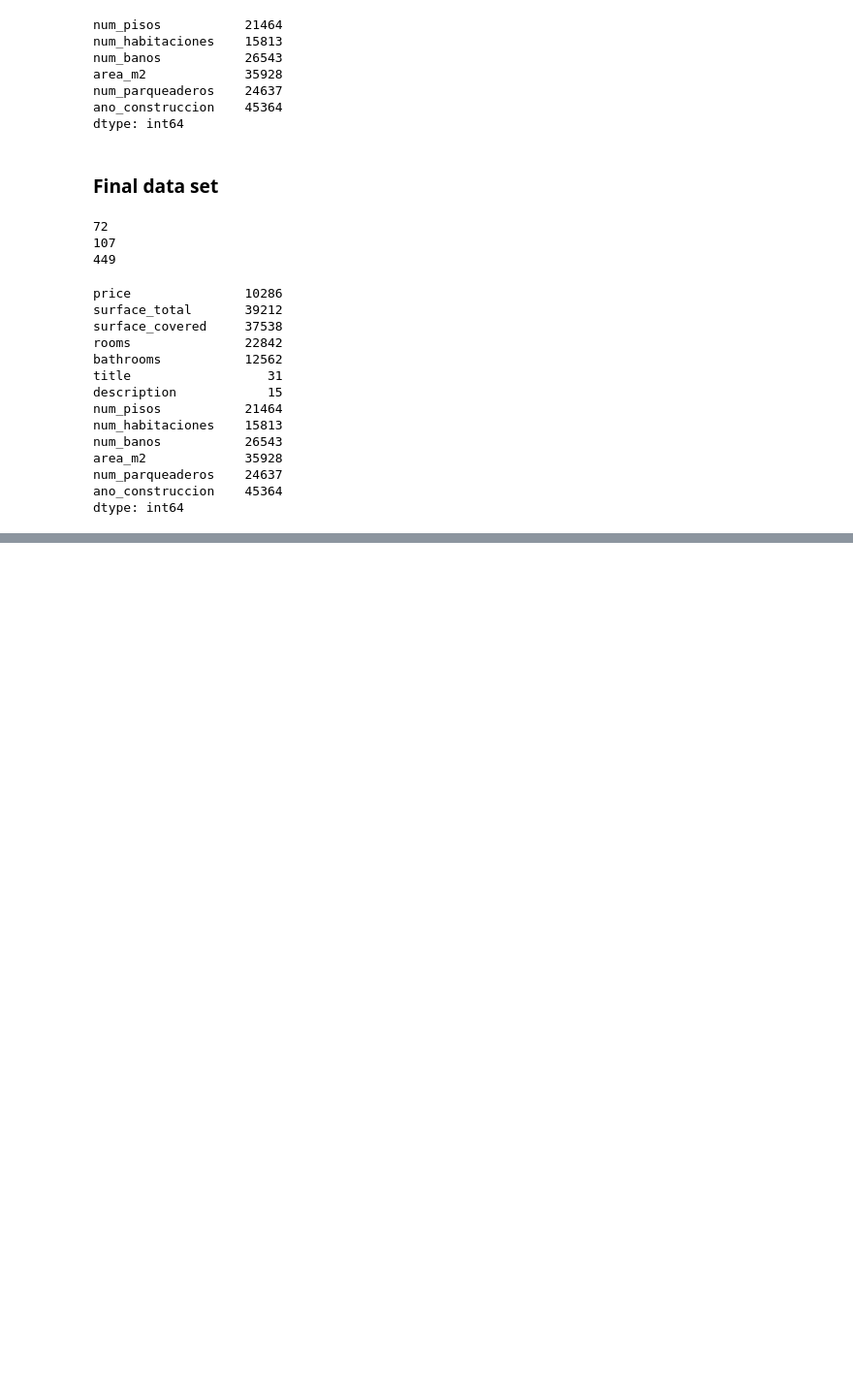
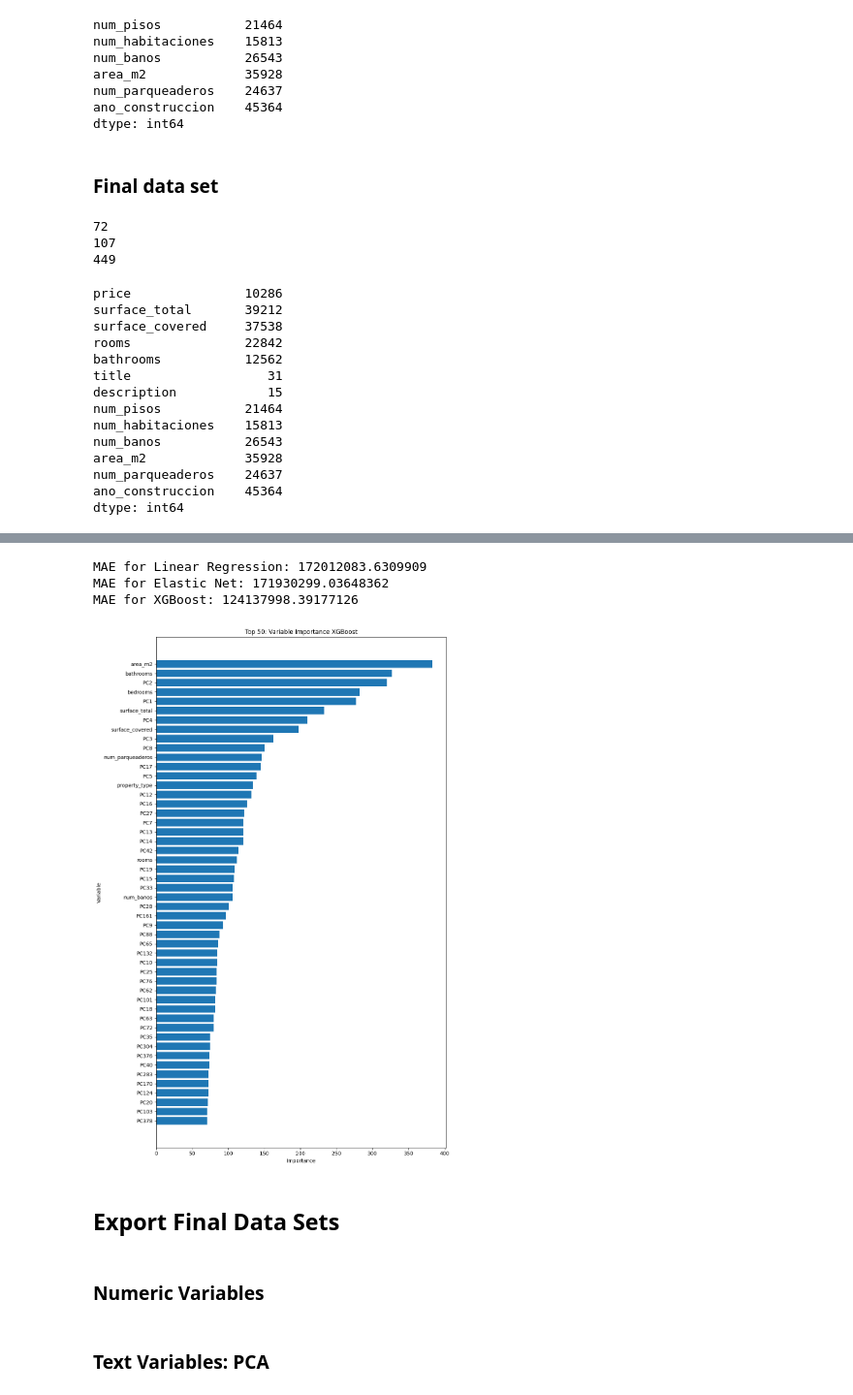
Before and after one commit to setosandoval/BDML_Team1_2024, a Jupyter notebook: Problem Set 3/scripts/01_data_text.ipynb, the cells around one changed output, grey strips where cells are left out. Shown: that part at 97% size. Drawn from its saved outputs; the diff is of its cells as text; code cells hidden in the pictures; blank space fills up the shorter version.

Commit message:
final data clean

```diff
--- a/Problem Set 3/scripts/01_data_text.ipynb
+++ b/Problem Set 3/scripts/01_data_text.ipynb
@@ -427,0 +564,11 @@ dtype: int64
+# %%
+models(large_PC_F)
+# %% [output]
+MAE for Linear Regression: 172012083.6309909
+MAE for Elastic Net: 171930299.03648362
+MAE for XGBoost: 124137998.39177126
+[figure, added]
+# %% [markdown]
+## Export Final Data Sets
+# %% [markdown]
+### Numeric Variables
@@ -427,0 +587,2 @@ dtype: int64
+# %% [markdown]
+### Text Variables: PCA
```
Also changed, not shown: parts of 12 cells of this notebook.
